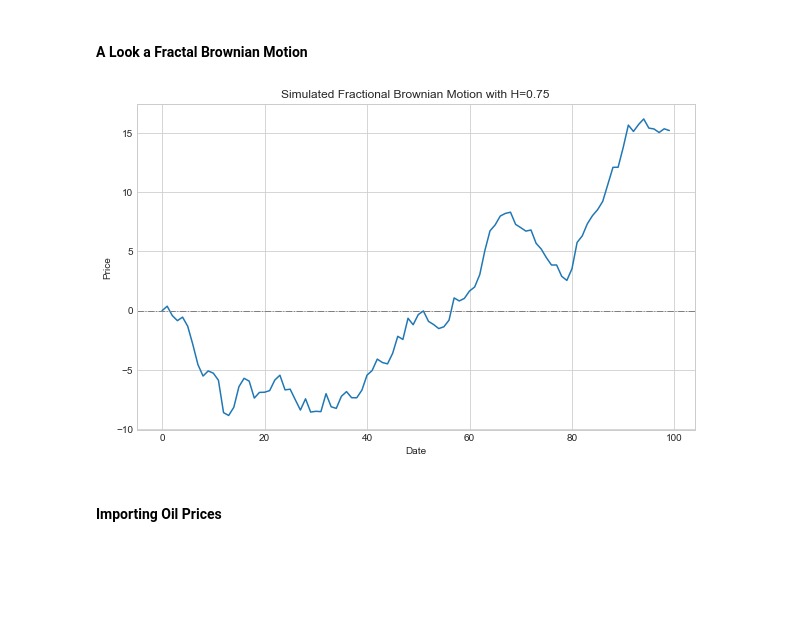
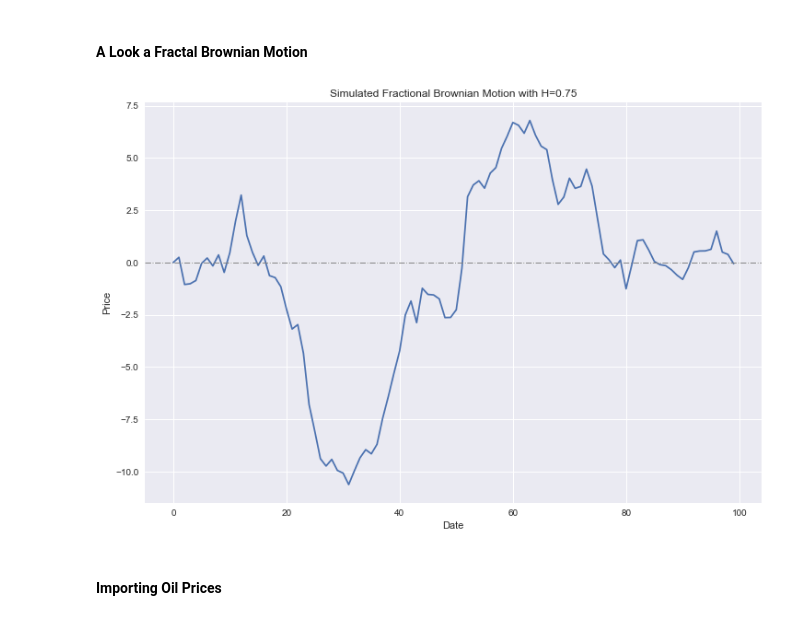
Before and after one commit to zucchero-fern/wqu_capstone_g3630, a Jupyter notebook: capstone_submission_6.ipynb, the cells around one changed output. Saved outputs shown, nothing was run; the diff lists cells and outputs as text; code cells hidden in the pictures; blank space fills up the shorter version.

```diff
--- a/capstone_submission_6.ipynb
+++ b/capstone_submission_6.ipynb
@@ -17,11 +13,16 @@ import yfinance as yf
 import matplotlib as mpl
 import matplotlib.pyplot as plt
 from tqdm import tqdm
-plt.style.use('seaborn-whitegrid')
+plt.style.use('seaborn')
 mpl.rcParams['font.family'] = 'arial'
 import warnings
 from pandas.core.common import SettingWithCopyWarning
 warnings.filterwarnings("ignore", category=SettingWithCopyWarning)
+from sklearn.exceptions import UndefinedMetricWarning
+warnings.simplefilter(action='ignore', category=UndefinedMetricWarning)
+def filter_ransac_warning(message, category, filename, lineno, file=None, line=None):
+    return "RANSAC did not reach consensus" not in str(message)
+warnings.filterwarnings("ignore", message=".*RANSAC did not reach consensus.*", category=RuntimeWarning)
 # %% [markdown]
 The MMAR or Multifractal Model of Asset Returns utilizes a compound process denoted as \(X(t)\). This is presented mathematically as:
 
@@ -39,16 +40,16 @@ fbm = nolds.fbm(100, H=0.75)
 # %%
 fbm = pd.Series(fbm)
 # %%
-plt.figure(figsize=(10, 6))
+plt.figure(figsize=(12, 8))
 plt.plot(fbm)
 plt.axhline(y=0.0, color='grey', linestyle='-.', linewidth=1)
 plt.title('Simulated Fractional Brownian Motion with H=0.75')
 # plt.legend(loc=0)
 plt.xlabel('Date')
 plt.ylabel('Price')
 plt.show()
 # %% [output]
-[figure, old version]
+[figure, new version]
 # %% [markdown]
 #### Importing Oil Prices
 # %%
```
Also changed, not shown: parts of 20 cells of this notebook.
